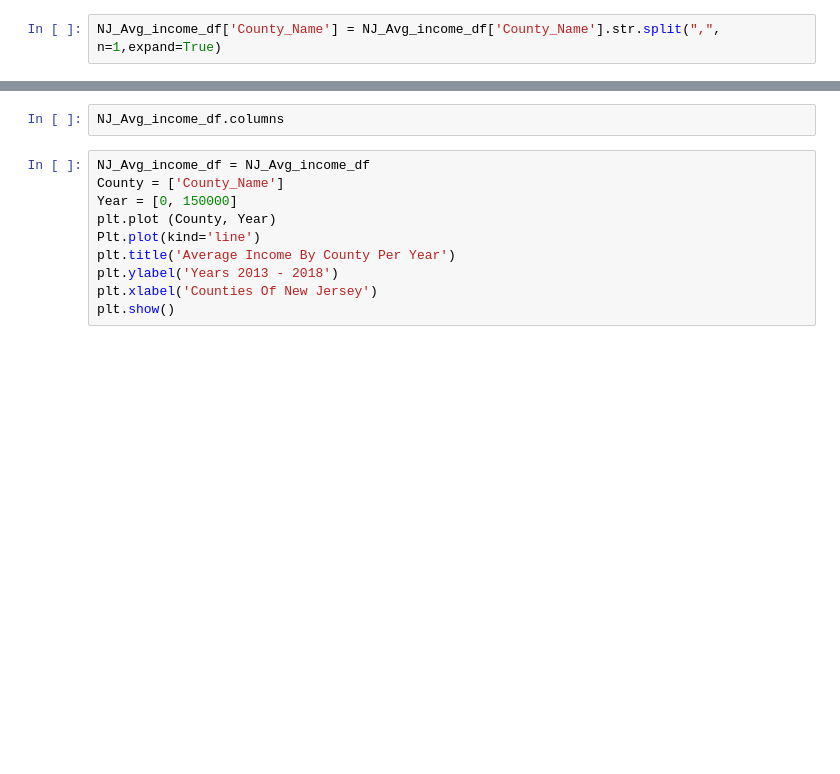
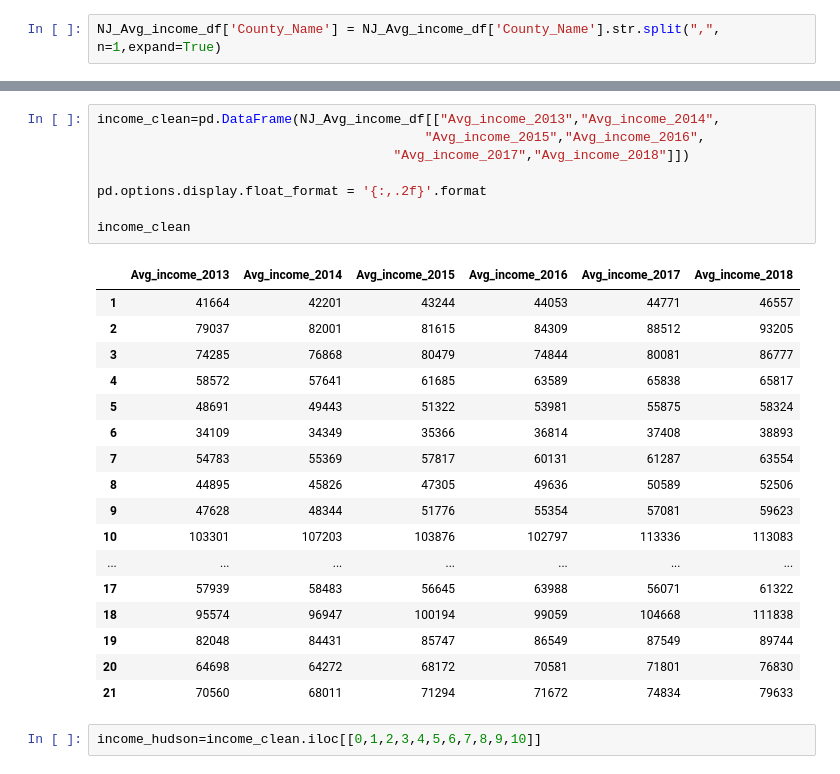
Before and after one commit to IsabellaAguilera/JDI-MIND-TRICKS, a Jupyter notebook: Average_income.ipynb, the cells around one changed output, grey strips where cells are left out. Cells and saved outputs as stored; diff of their text form; blank space fills up the shorter version.

```diff
--- a/Average_income.ipynb
+++ b/Average_income.ipynb
@@ -40,12 +132,28 @@ NJ_Avg_income_df.head()
-# %%
-NJ_Avg_income_df.columns
-# %%
-NJ_Avg_income_df = NJ_Avg_income_df
-County = ['County_Name']
-Year = [0, 150000]
-plt.plot (County, Year)
-Plt.plot(kind='line')
-plt.title('Average Income By County Per Year')
-plt.ylabel('Years 2013 - 2018')
-plt.xlabel('Counties Of New Jersey')
-plt.show()
+# %%
+income_clean=pd.DataFrame(NJ_Avg_income_df[["Avg_income_2013","Avg_income_2014",
+                                          "Avg_income_2015","Avg_income_2016",
+                                      "Avg_income_2017","Avg_income_2018"]])
+
+pd.options.display.float_format = '{:,.2f}'.format
+
+income_clean
+# %% [output]
+|  | Avg_income_2013 | Avg_income_2014 | Avg_income_2015 | Avg_income_2016 | Avg_income_2017 | Avg_income_2018 |
+| 1 | 41664 | 42201 | 43244 | 44053 | 44771 | 46557 |
+| 2 | 79037 | 82001 | 81615 | 84309 | 88512 | 93205 |
+| 3 | 74285 | 76868 | 80479 | 74844 | 80081 | 86777 |
+| 4 | 58572 | 57641 | 61685 | 63589 | 65838 | 65817 |
+| 5 | 48691 | 49443 | 51322 | 53981 | 55875 | 58324 |
+| 6 | 34109 | 34349 | 35366 | 36814 | 37408 | 38893 |
+| 7 | 54783 | 55369 | 57817 | 60131 | 61287 | 63554 |
+| 8 | 44895 | 45826 | 47305 | 49636 | 50589 | 52506 |
+| 9 | 47628 | 48344 | 51776 | 55354 | 57081 | 59623 |
+| 10 | 103301 | 107203 | 103876 | 102797 | 113336 | 113083 |
+| ... | ... | ... | ... | ... | ... | ... |
+| 17 | 57939 | 58483 | 56645 | 63988 | 56071 | 61322 |
+| 18 | 95574 | 96947 | 100194 | 99059 | 104668 | 111838 |
+| 19 | 82048 | 84431 | 85747 | 86549 | 87549 | 89744 |
+| 20 | 64698 | 64272 | 68172 | 70581 | 71801 | 76830 |
+| 21 | 70560 | 68011 | 71294 | 71672 | 74834 | 79633 |
+# %%
+income_hudson=income_clean.iloc[[0,1,2,3,4,5,6,7,8,9,10]]
```
Also changed, not shown: parts of 15 cells of this notebook, 4 other files.
